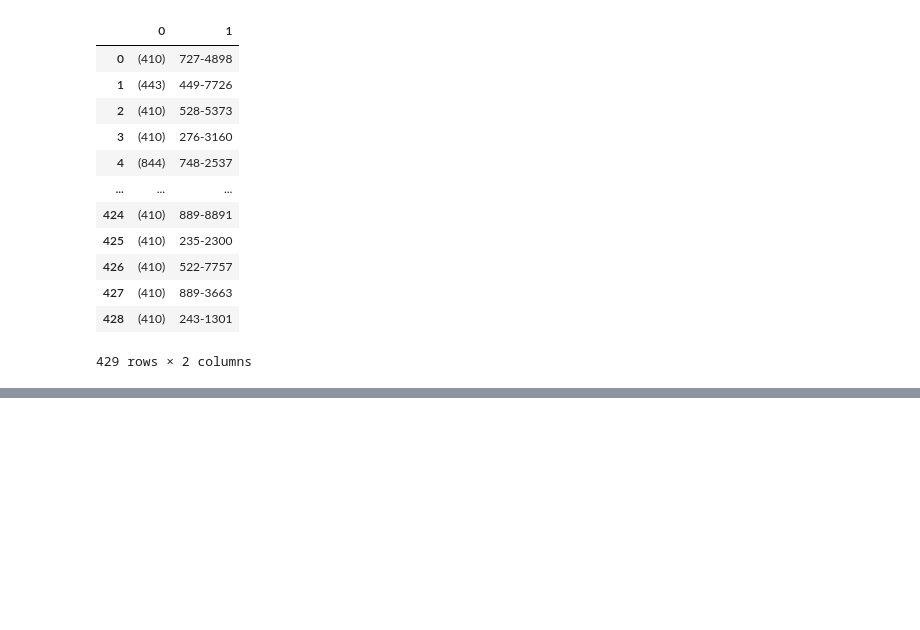
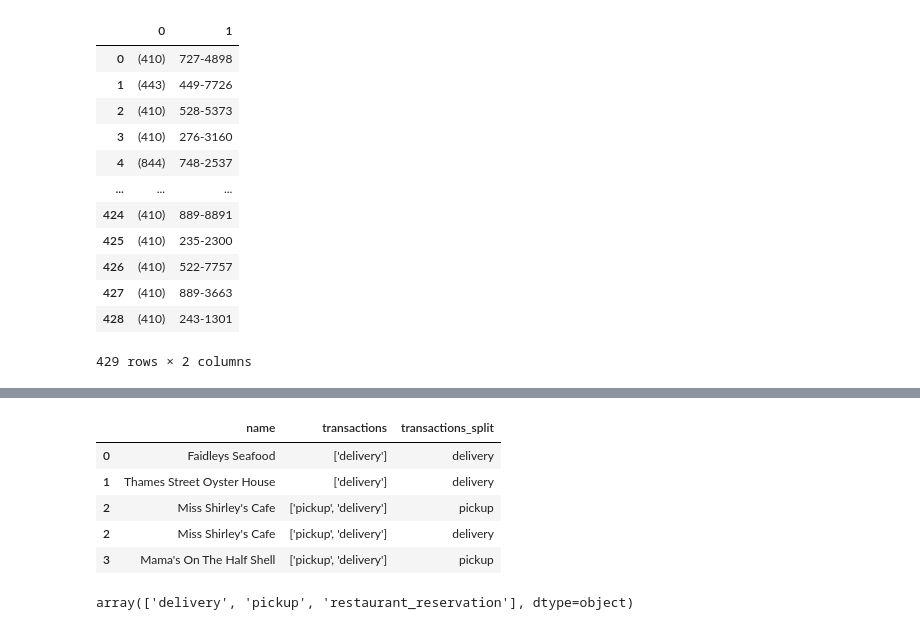
Before and after one commit to MCV-Jimenez/Advanced-Transformations, a Jupyter notebook: Advanced Transformations (practice).ipynb, the cells around one changed output, grey strips where cells are left out. Saved outputs shown, nothing was run; the diff lists cells and outputs as text; code cells hidden in the pictures; blank space fills up the shorter version.

```diff
--- a/Advanced Transformations (practice).ipynb
+++ b/Advanced Transformations (practice).ipynb
@@ -62,0 +173,3 @@ df['display_phone'].str.split(' ', expand=True)
+# %%
+# Dropping the coordinates column
+df = df.drop(columns=['coordinates'])
@@ -62,0 +183,3 @@ df['display_phone'].str.split(' ', expand=True)
+# %%
+# Creating a new column where the single quotes are replaced by double quotes
+df['transactions_split'] = df['transactions'].str.replace("'",'"')
@@ -62,0 +218,17 @@ df['display_phone'].str.split(' ', expand=True)
+# %%
+# Exploding the column of lists
+exploded = df.explode('transactions_split')
+exploded[['name','transactions','transactions_split']].head(5)
+# %% [output]
+|  | name | transactions | transactions_split |
+| 0 | Faidleys Seafood | ['delivery'] | delivery |
+| 1 | Thames Street Oyster House | ['delivery'] | delivery |
+| 2 | Miss Shirley's Cafe | ['pickup', 'delivery'] | pickup |
+| 2 | Miss Shirley's Cafe | ['pickup', 'delivery'] | delivery |
+| 3 | Mama's On The Half Shell | ['pickup', 'delivery'] | pickup |
+# %%
+# Saving unique values from the exploded column
+cols_to_make = exploded['transactions_split'].dropna().unique()
+cols_to_make
+# %% [output]
+array(['delivery', 'pickup', 'restaurant_reservation'], dtype=object)
```
Also changed, not shown: parts of 21 cells of this notebook.
